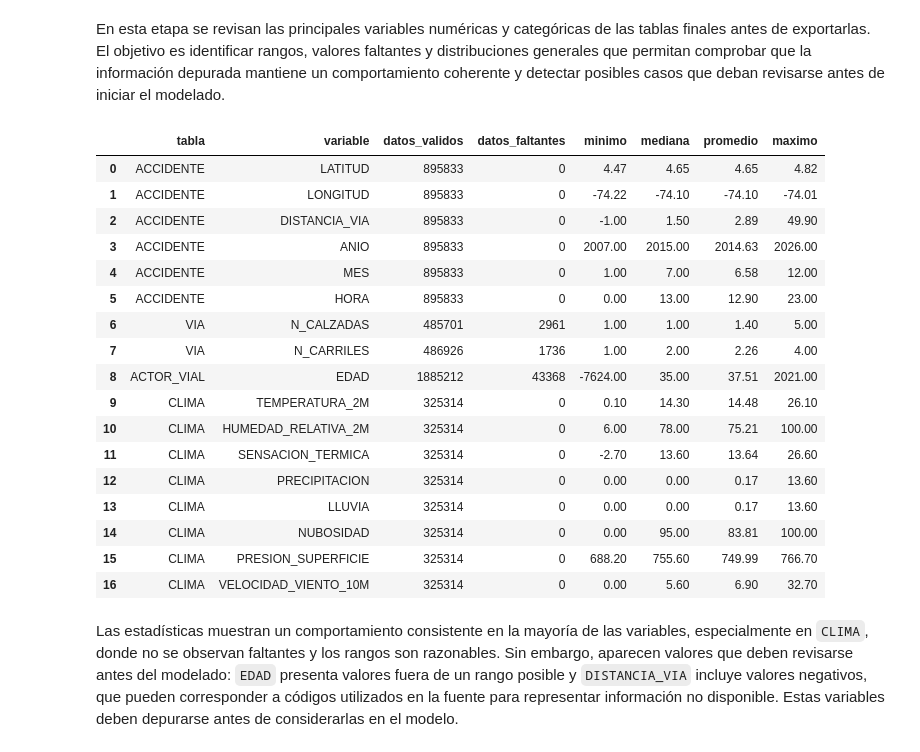
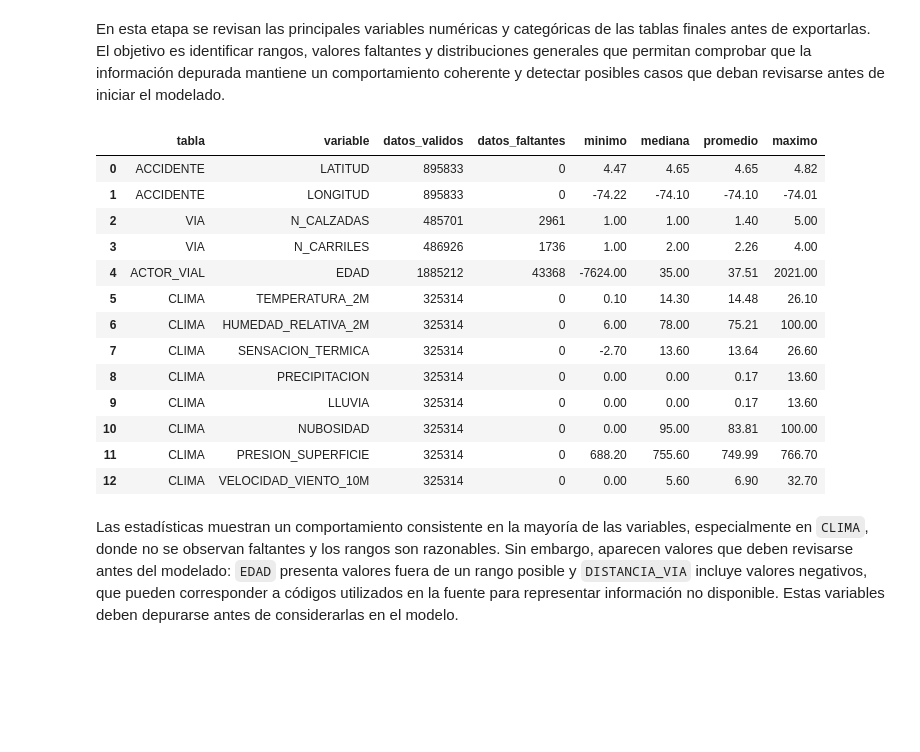
Before and after one commit to carlossil05/Prediruta, a Jupyter notebook: data/limpieza_estructuracion_bd.ipynb, the cells around one changed output. Cells and saved outputs as stored; diff of their text form; code cells hidden in the pictures; blank space fills up the shorter version.

Commit message:
ajuste BD, depuración columnas, actualización cargue supabase

```diff
--- a/data/limpieza_estructuracion_bd.ipynb
+++ b/data/limpieza_estructuracion_bd.ipynb
@@ -538,12 +542,14 @@ La tabla `VIA` puede tener varios registros asociados a un mismo accidente. Para
 # %%
 # Columnas relevantes para la tabla VIA y depuración de registros relacionados con accidentes utilizables
-cols_via = ['OBJECTID','CODIGO_ACCIDENTE','CODIGO_VIA','ES_PRINCIPAL','GEOMETRICAA','GEOMETRICAB',
+cols_via = ['OBJECTID','CODIGO_ACCIDENTE','ES_PRINCIPAL','GEOMETRICAA','GEOMETRICAB',
             'GEOMETRICAC','UTILIZACION','CALZADAS','CARRILES','SUPERFICIE_RODADURA','ESTADO','CONDICIONES',
-            'ILUMINACION_ARTIFICIAL','SEMAFORO','VISUALVIA']
+            'ILUMINACION_ARTIFICIAL','SEMAFORO']
 
 # Lectura y depuración de la tabla VIA
 via = leer('VIA', cols_via)
-via['ACCIDENTE_ID'] = texto(via['CODIGO_ACCIDENTE'])
+via['ACCIDENTE_ID'] = pd.to_numeric(
+    texto(via['CODIGO_ACCIDENTE']), errors='coerce'
+).astype('Int32')
 via = via[via['ACCIDENTE_ID'].isin(accidente_ids)].copy()
 via_relacionada = via.copy()
 
@@ -557,8 +563,8 @@ via = (via.sort_values(['ACCIDENTE_ID','PRIORIDAD','COMPLETITUD','OBJECTID'], as
 via_final = via.rename(columns={
     'GEOMETRICAA':'GEOMETRIA_PLANTA','GEOMETRICAB':'GEOMETRIA_TERRENO','GEOMETRICAC':'GEOMETRIA_SECCION',
     'UTILIZACION':'SENTIDO_VIA','CALZADAS':'N_CALZADAS','CARRILES':'N_CARRILES','ESTADO':'ESTADO_VIA',
-    'CONDICIONES':'CONDICION_VIA','VISUALVIA':'VISIBILIDAD_VIA'
-})[['ACCIDENTE_ID','CODIGO_VIA','GEOMETRIA_PLANTA','GEOMETRIA_TERRENO','GEOMETRIA_SECCION','SENTIDO_VIA','N_CALZADAS','N_CARRILES','SUPERFICIE_RODADURA','ESTADO_VIA','CONDICION_VIA','ILUMINACION_ARTIFICIAL','SEMAFORO','VISIBILIDAD_VIA']]
+    'CONDICIONES':'CONDICION_VIA'
+})[['ACCIDENTE_ID','GEOMETRIA_PLANTA','GEOMETRIA_TERRENO','GEOMETRIA_SECCION','SENTIDO_VIA','N_CALZADAS','N_CARRILES','SUPERFICIE_RODADURA','ESTADO_VIA','CONDICION_VIA','ILUMINACION_ARTIFICIAL','SEMAFORO']]
 # %%
 # Resumen de la depuración de registros de la tabla VIA y su relación con la tabla ACCIDENTE
 resultado_via = pd.DataFrame([
@@ -783,7 +818,7 @@ FECHA_SONDA_IFS = pd.Timestamp('2020-01-01') # Fecha de referencia para la sonda
 RUTA_NODOS_IFS = CACHE_CLIMA / 'nodos_ecmwf_ifs_bogota.csv' # Ruta para almacenar los nodos ECMWF IFS identificados sobre Bogotá
 VARIABLES_CLIMA = [ # Lista de variables climáticas a descargar desde la API de Open-Meteo
     'temperature_2m','relative_humidity_2m','apparent_temperature',
-    'precipitation','rain','weather_code','cloud_cover','surface_pressure',
+    'precipitation','rain','cloud_cover','surface_pressure',
     'wind_speed_10m','wind_direction_10m',
 ]
 # %%
@@ -1337,14 +1389,13 @@ relacion_accidente_clima = (
 clima_final = clima.loc[clima['temperature_2m'].notna()].rename(columns={
     'temperature_2m':'TEMPERATURA_2M','relative_humidity_2m':'HUMEDAD_RELATIVA_2M',
     'apparent_temperature':'SENSACION_TERMICA','precipitation':'PRECIPITACION','rain':'LLUVIA',
-    'weather_code':'CODIGO_CLIMA','cloud_cover':'NUBOSIDAD','surface_pressure':'PRESION_SUPERFICIE',
+    'cloud_cover':'NUBOSIDAD','surface_pressure':'PRESION_SUPERFICIE',
     'wind_speed_10m':'VELOCIDAD_VIENTO_10M','wind_direction_10m':'DIRECCION_VIENTO_10M',
 })[[
-    'CLIMA_ID','FECHA_HORA_CLIMA','LATITUD_CELDA','LONGITUD_CELDA',
-    'LATITUD_MODELO','LONGITUD_MODELO','ELEVACION_MODELO_M',
+    'CLIMA_ID','FECHA_HORA_CLIMA',
     'TEMPERATURA_2M','HUMEDAD_RELATIVA_2M','SENSACION_TERMICA','PRECIPITACION','LLUVIA',
-    'CODIGO_CLIMA','NUBOSIDAD','PRESION_SUPERFICIE','VELOCIDAD_VIENTO_10M',
-    'DIRECCION_VIENTO_10M','MODELO','FUENTE'
+    'NUBOSIDAD','PRESION_SUPERFICIE','VELOCIDAD_VIENTO_10M',
+    'DIRECCION_VIENTO_10M'
 ]].drop_duplicates('CLIMA_ID')
 # %% [markdown]
 ### Resultado de la construcción de `CLIMA`
@@ -1450,19 +1496,16 @@ En esta etapa se construye la tabla final de `ACCIDENTE` a partir de los registr
 # %%
+# Creación de la variable objetivo antes de retirar GRAVEDAD del conjunto final
+a['OBJETIVO_GRAVE'] = normalizar_categoria(a['GRAVEDAD']).ne('SOLO DANOS').astype('int8')
+
 # Creación de la tabla final de ACCIDENTE con registros únicos por accidente y su relación con la tabla CLIMA
 accidente_final = a.loc[a['REGISTRO_UTILIZABLE'], [
-    'ACCIDENTE_ID','FORMULARIO','FECHA_HORA','LATITUD','LONGITUD','DIRECCION','GRAVEDAD',
-    'CLASE_ACC','LOCALIDAD','BARRIO','CIV','PK_CALZADA','MVINOMBRE','DISTANCIA_VIA'
-]].rename(columns={'CLASE_ACC':'CLASE_ACCIDENTE','MVINOMBRE':'VIA_CERCANA'})
+    'ACCIDENTE_ID','FECHA_HORA','LATITUD','LONGITUD','CLASE_ACC','LOCALIDAD',
+    'OBJETIVO_GRAVE'
+]].rename(columns={'CLASE_ACC':'CLASE_ACCIDENTE'})
 accidente_final = accidente_final.merge(
     relacion_accidente_clima, on='ACCIDENTE_ID', how='left', validate='1:1'
 )
-# Creación de columnas adicionales para análisis temporal y categórico
-accidente_final['ANIO'] = accidente_final['FECHA_HORA'].dt.year
-accidente_final['MES'] = accidente_final['FECHA_HORA'].dt.month
-accidente_final['DIA_SEMANA'] = accidente_final['FECHA_HORA'].dt.dayofweek
-accidente_final['HORA'] = accidente_final['FECHA_HORA'].dt.hour
-accidente_final['ES_FIN_SEMANA'] = accidente_final['DIA_SEMANA'].isin([5,6]).astype('int8')
-accidente_final['OBJETIVO_GRAVE'] = normalizar_categoria(accidente_final['GRAVEDAD']).ne('SOLO DANOS').astype('int8')
+# Las variables temporales se derivarán de FECHA_HORA durante el modelado.
 # %%
 # Resumen de la depuración de registros de la tabla ACCIDENTE y su relación con la tabla CLIMA
 resultado_accidente_final = pd.DataFrame([
@@ -1498,48 +1540,44 @@ En esta etapa se revisan las principales variables numéricas y categóricas de
 # %%
 # Resumen de estadísticas descriptivas de las variables numéricas de las tablas finales
 variables_numericas = {
-    'ACCIDENTE': (accidente_final, ['LATITUD','LONGITUD','DISTANCIA_VIA','ANIO','MES','HORA']),
+    'ACCIDENTE': (accidente_final, ['LATITUD','LONGITUD']),
     'VIA': (via_final, ['N_CALZADAS','N_CARRILES']),
     'ACTOR_VIAL': (actor_final, ['EDAD']),
     'CLIMA': (clima_final, [
         'TEMPERATURA_2M','HUMEDAD_RELATIVA_2M','SENSACION_TERMICA',
         'PRECIPITACION','LLUVIA','NUBOSIDAD','PRESION_SUPERFICIE','VELOCIDAD_VIENTO_10M'
     ]),
 }
 
 descriptivas = []
 for nombre, (tabla, variables) in variables_numericas.items():
     for variable in variables:
         valores = pd.to_numeric(tabla[variable], errors='coerce')
         descriptivas.append([
             nombre, variable, valores.notna().sum(), valores.isna().sum(),
             valores.min(), valores.median(), valores.mean(), valores.max(),
         ])
 
 descriptivas = pd.DataFrame(descriptivas, columns=[
     'tabla','variable','datos_validos','datos_faltantes','minimo','mediana','promedio','maximo'
 ])
 
 display(descriptivas.round(2))
 # %% [output]
 |  | tabla | variable | datos_validos | datos_faltantes | minimo | mediana | promedio | maximo |
 | 0 | ACCIDENTE | LATITUD | 895833 | 0 | 4.47 | 4.65 | 4.65 | 4.82 |
 | 1 | ACCIDENTE | LONGITUD | 895833 | 0 | -74.22 | -74.10 | -74.10 | -74.01 |
-| 2 | ACCIDENTE | DISTANCIA_VIA | 895833 | 0 | -1.00 | 1.50 | 2.89 | 49.90 |
-| 3 | ACCIDENTE | ANIO | 895833 | 0 | 2007.00 | 2015.00 | 2014.63 | 2026.00 |
-| 4 | ACCIDENTE | MES | 895833 | 0 | 1.00 | 7.00 | 6.58 | 12.00 |
-| 5 | ACCIDENTE | HORA | 895833 | 0 | 0.00 | 13.00 | 12.90 | 23.00 |
-| 6 | VIA | N_CALZADAS | 485701 | 2961 | 1.00 | 1.00 | 1.40 | 5.00 |
-| 7 | VIA | N_CARRILES | 486926 | 1736 | 1.00 | 2.00 | 2.26 | 4.00 |
-| 8 | ACTOR_VIAL | EDAD | 1885212 | 43368 | -7624.00 | 35.00 | 37.51 | 2021.00 |
-| 9 | CLIMA | TEMPERATURA_2M | 325314 | 0 | 0.10 | 14.30 | 14.48 | 26.10 |
-| 10 | CLIMA | HUMEDAD_RELATIVA_2M | 325314 | 0 | 6.00 | 78.00 | 75.21 | 100.00 |
-| 11 | CLIMA | SENSACION_TERMICA | 325314 | 0 | -2.70 | 13.60 | 13.64 | 26.60 |
-| 12 | CLIMA | PRECIPITACION | 325314 | 0 | 0.00 | 0.00 | 0.17 | 13.60 |
-| 13 | CLIMA | LLUVIA | 325314 | 0 | 0.00 | 0.00 | 0.17 | 13.60 |
-| 14 | CLIMA | NUBOSIDAD | 325314 | 0 | 0.00 | 95.00 | 83.81 | 100.00 |
-| 15 | CLIMA | PRESION_SUPERFICIE | 325314 | 0 | 688.20 | 755.60 | 749.99 | 766.70 |
-| 16 | CLIMA | VELOCIDAD_VIENTO_10M | 325314 | 0 | 0.00 | 5.60 | 6.90 | 32.70 |
+| 2 | VIA | N_CALZADAS | 485701 | 2961 | 1.00 | 1.00 | 1.40 | 5.00 |
+| 3 | VIA | N_CARRILES | 486926 | 1736 | 1.00 | 2.00 | 2.26 | 4.00 |
+| 4 | ACTOR_VIAL | EDAD | 1885212 | 43368 | -7624.00 | 35.00 | 37.51 | 2021.00 |
+| 5 | CLIMA | TEMPERATURA_2M | 325314 | 0 | 0.10 | 14.30 | 14.48 | 26.10 |
+| 6 | CLIMA | HUMEDAD_RELATIVA_2M | 325314 | 0 | 6.00 | 78.00 | 75.21 | 100.00 |
+| 7 | CLIMA | SENSACION_TERMICA | 325314 | 0 | -2.70 | 13.60 | 13.64 | 26.60 |
+| 8 | CLIMA | PRECIPITACION | 325314 | 0 | 0.00 | 0.00 | 0.17 | 13.60 |
+| 9 | CLIMA | LLUVIA | 325314 | 0 | 0.00 | 0.00 | 0.17 | 13.60 |
+| 10 | CLIMA | NUBOSIDAD | 325314 | 0 | 0.00 | 95.00 | 83.81 | 100.00 |
+| 11 | CLIMA | PRESION_SUPERFICIE | 325314 | 0 | 688.20 | 755.60 | 749.99 | 766.70 |
+| 12 | CLIMA | VELOCIDAD_VIENTO_10M | 325314 | 0 | 0.00 | 5.60 | 6.90 | 32.70 |
 # %% [markdown]
 Las estadísticas muestran un comportamiento consistente en la mayoría de las variables, especialmente en `CLIMA`, donde no se observan faltantes y los rangos son razonables. Sin embargo, aparecen valores que deben revisarse antes del modelado: `EDAD` presenta valores fuera de un rango posible y `DISTANCIA_VIA` incluye valores negativos, que pueden corresponder a códigos utilizados en la fuente para representar información no disponible. Estas variables deben depurarse antes de considerarlas en el modelo.
 # %%
```
Also changed, not shown: parts of 30 cells of this notebook, 4 other files.
